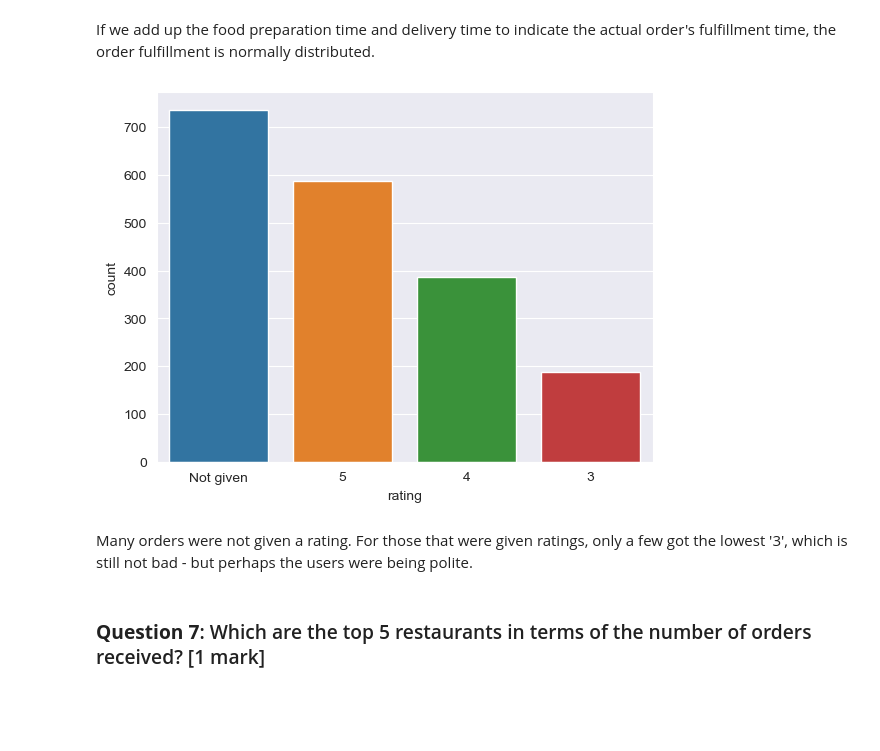
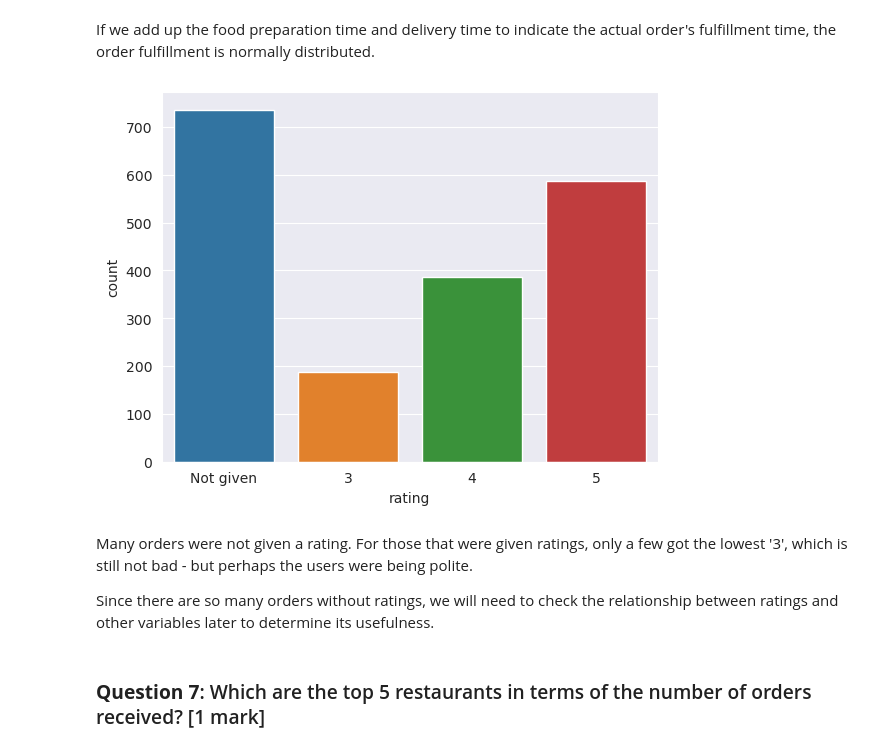
Before and after one commit to tinlong/AIML, a Jupyter notebook: Python Foundations/Project 1/PYF_Project_LearnerNotebook_FullCode.ipynb, the cells around one changed output. Saved outputs shown, nothing was run; the diff lists cells and outputs as text; code cells hidden in the pictures; blank space fills up the shorter version.

```diff
--- a/Python Foundations/Project 1/PYF_Project_LearnerNotebook_FullCode.ipynb
+++ b/Python Foundations/Project 1/PYF_Project_LearnerNotebook_FullCode.ipynb
@@ -375,11 +384,13 @@ plt.show()
 # %% [markdown]
 If we add up the food preparation time and delivery time to indicate the actual order's fulfillment time, the order fulfillment is normally distributed.
 # %%
-sns.countplot(data=df, x='rating');
+sns.countplot(data=df, x='rating', order=['Not given', '3', '4', '5']);
 # %% [output]
-[figure, old version]
+[figure, new version]
 # %% [markdown]
 Many orders were not given a rating. For those that were given ratings, only a few got the lowest '3', which is still not bad - but perhaps the users were being polite.
+
+Since there are so many orders without ratings, we will need to check the relationship between ratings and other variables later to determine its usefulness.
 # %% [markdown]
 ### **Question 7**: Which are the top 5 restaurants in terms of the number of orders received? [1 mark]
 # %%
```
Also changed, not shown: parts of 26 cells of this notebook.
